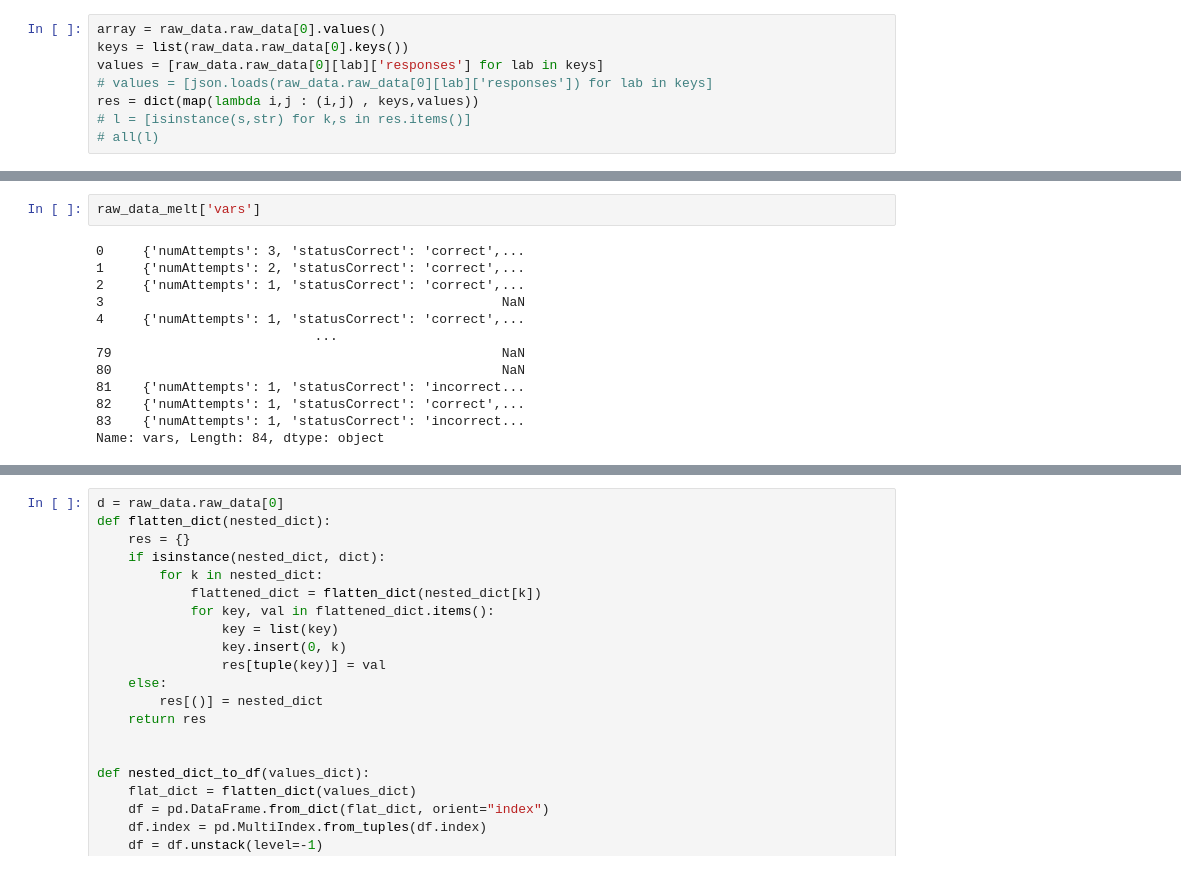
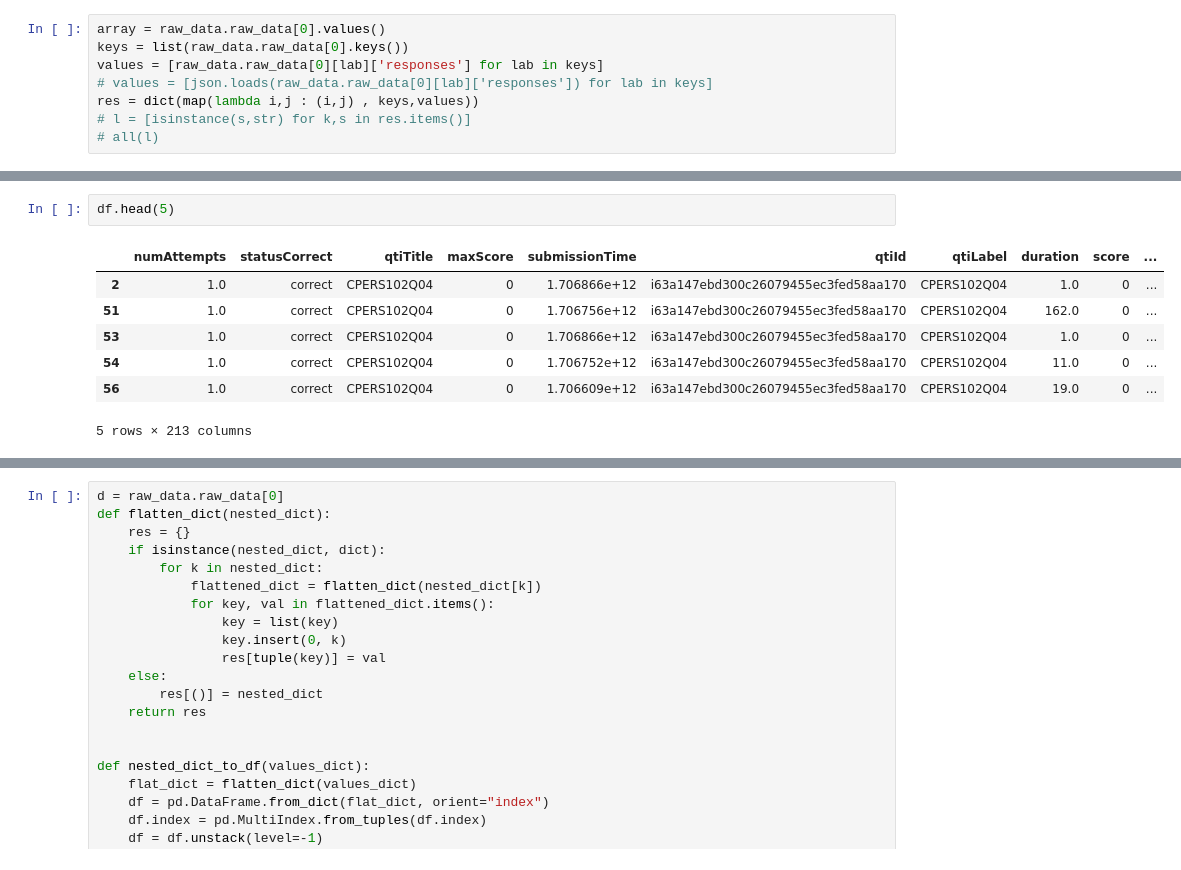
Before and after one commit to leonhead-acer/pisa2025-api-etl, a Jupyter notebook: Getting_started_with_Data_Extraction.ipynb, the cells around one changed output, grey strips where cells are left out. Drawn from its saved outputs; the diff is of its cells as text.

```diff
--- a/Getting_started_with_Data_Extraction.ipynb
+++ b/Getting_started_with_Data_Extraction.ipynb
@@ -1076,18 +1109,13 @@ raw_data_melt.head(5)
-# %%
-raw_data_melt['vars']
-# %% [output]
-0     {'numAttempts': 3, 'statusCorrect': 'correct',...
-1     {'numAttempts': 2, 'statusCorrect': 'correct',...
-2     {'numAttempts': 1, 'statusCorrect': 'correct',...
-3                                                   NaN
-4     {'numAttempts': 1, 'statusCorrect': 'correct',...
-                            ...
-79                                                  NaN
-80                                                  NaN
-81    {'numAttempts': 1, 'statusCorrect': 'incorrect...
-82    {'numAttempts': 1, 'statusCorrect': 'correct',...
-83    {'numAttempts': 1, 'statusCorrect': 'incorrect...
-Name: vars, Length: 84, dtype: object
+# %%
+df.head(5)
+# %% [output]
+|  | numAttempts | statusCorrect | qtiTitle | maxScore | submissionTime | qtiId | qtiLabel | duration | score | ... |
+| 2 | 1.0 | correct | CPERS102Q04 | 0 | 1.706866e+12 | i63a147ebd300c26079455ec3fed58aa170 | CPERS102Q04 | 1.0 | 0 | ... |
+| 51 | 1.0 | correct | CPERS102Q04 | 0 | 1.706756e+12 | i63a147ebd300c26079455ec3fed58aa170 | CPERS102Q04 | 162.0 | 0 | ... |
+| 53 | 1.0 | correct | CPERS102Q04 | 0 | 1.706866e+12 | i63a147ebd300c26079455ec3fed58aa170 | CPERS102Q04 | 1.0 | 0 | ... |
+| 54 | 1.0 | correct | CPERS102Q04 | 0 | 1.706752e+12 | i63a147ebd300c26079455ec3fed58aa170 | CPERS102Q04 | 11.0 | 0 | ... |
+| 56 | 1.0 | correct | CPERS102Q04 | 0 | 1.706609e+12 | i63a147ebd300c26079455ec3fed58aa170 | CPERS102Q04 | 19.0 | 0 | ... |
+5 rows × 213 columns
 # %%
 json_dat = pd.json_normalize(raw_data_melt.vars.tolist())
 
```
Also changed, not shown: parts of 38 cells of this notebook.
